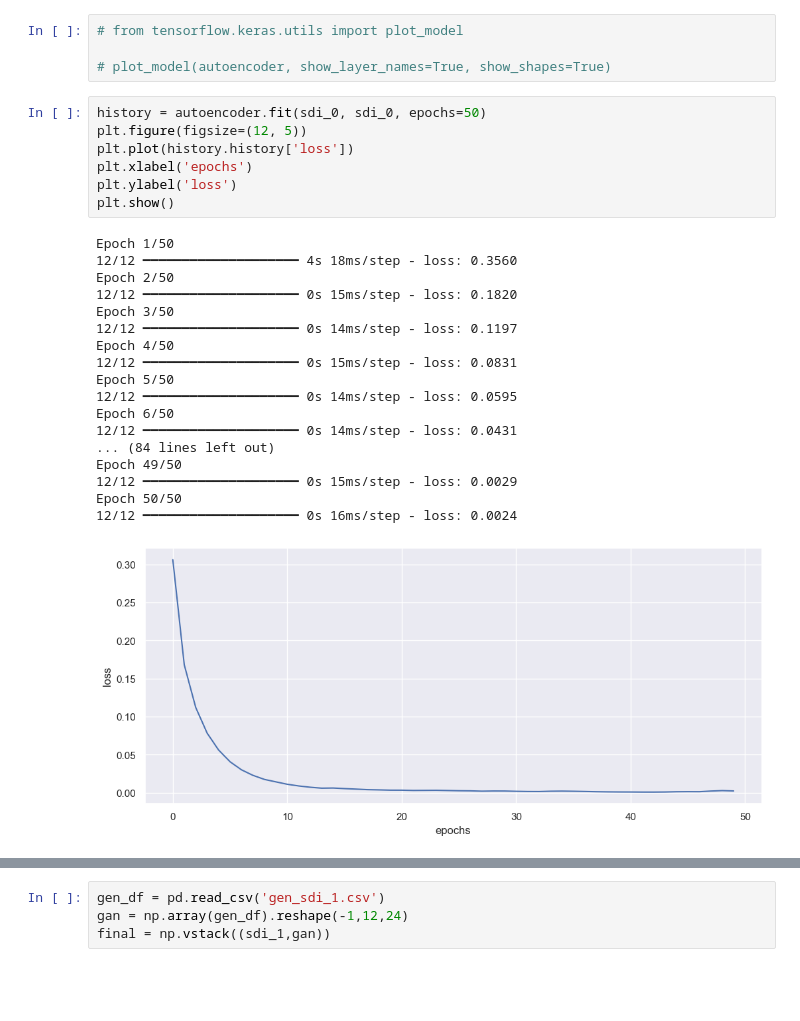
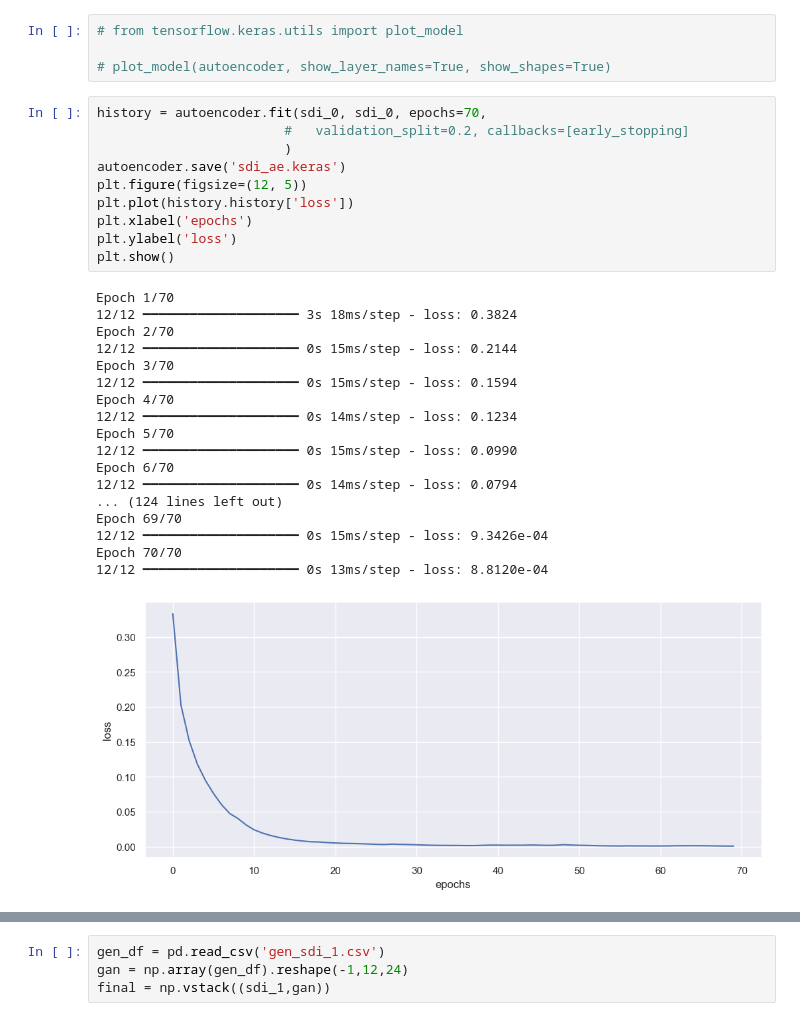
Before and after one commit to isevr/SDI, a Jupyter notebook: cae.ipynb, the cells around one changed output, grey strips where cells are left out. Drawn from its saved outputs; the diff is of its cells as text; blank space fills up the shorter version.

```diff
--- a/cae.ipynb
+++ b/cae.ipynb
@@ -186,31 +189,34 @@ Model: "autoencoder"
 
 # plot_model(autoencoder, show_layer_names=True, show_shapes=True)
 # %%
-history = autoencoder.fit(sdi_0, sdi_0, epochs=50)
+history = autoencoder.fit(sdi_0, sdi_0, epochs=70,
+                        #   validation_split=0.2, callbacks=[early_stopping]
+                        )
+autoencoder.save('sdi_ae.keras')
 plt.figure(figsize=(12, 5))
 plt.plot(history.history['loss'])
 plt.xlabel('epochs')
 plt.ylabel('loss')
 plt.show()
 # %% [output]
-Epoch 1/50
-12/12 ━━━━━━━━━━━━━━━━━━━━ 4s 18ms/step - loss: 0.3560
-Epoch 2/50
-12/12 ━━━━━━━━━━━━━━━━━━━━ 0s 15ms/step - loss: 0.1820
-Epoch 3/50
-12/12 ━━━━━━━━━━━━━━━━━━━━ 0s 14ms/step - loss: 0.1197
-Epoch 4/50
-12/12 ━━━━━━━━━━━━━━━━━━━━ 0s 15ms/step - loss: 0.0831
-Epoch 5/50
-12/12 ━━━━━━━━━━━━━━━━━━━━ 0s 14ms/step - loss: 0.0595
-Epoch 6/50
-12/12 ━━━━━━━━━━━━━━━━━━━━ 0s 14ms/step - loss: 0.0431
-... (84 lines left out)
-Epoch 49/50
-12/12 ━━━━━━━━━━━━━━━━━━━━ 0s 15ms/step - loss: 0.0029
-Epoch 50/50
-12/12 ━━━━━━━━━━━━━━━━━━━━ 0s 16ms/step - loss: 0.0024
+Epoch 1/70
+12/12 ━━━━━━━━━━━━━━━━━━━━ 3s 18ms/step - loss: 0.3824
+Epoch 2/70
+12/12 ━━━━━━━━━━━━━━━━━━━━ 0s 15ms/step - loss: 0.2144
+Epoch 3/70
+12/12 ━━━━━━━━━━━━━━━━━━━━ 0s 15ms/step - loss: 0.1594
+Epoch 4/70
+12/12 ━━━━━━━━━━━━━━━━━━━━ 0s 14ms/step - loss: 0.1234
+Epoch 5/70
+12/12 ━━━━━━━━━━━━━━━━━━━━ 0s 15ms/step - loss: 0.0990
+Epoch 6/70
+12/12 ━━━━━━━━━━━━━━━━━━━━ 0s 14ms/step - loss: 0.0794
+... (124 lines left out)
+Epoch 69/70
+12/12 ━━━━━━━━━━━━━━━━━━━━ 0s 15ms/step - loss: 9.3426e-04
+Epoch 70/70
+12/12 ━━━━━━━━━━━━━━━━━━━━ 0s 13ms/step - loss: 8.8120e-04
-[figure, old version]
+[figure, new version]
 # %%
 pred_sdi_1 = autoencoder.predict(sdi_1)
 pred_sdi_0 = autoencoder.predict(sdi_0)
```
Also changed, not shown: parts of 10 cells of this notebook, 1 other file.
